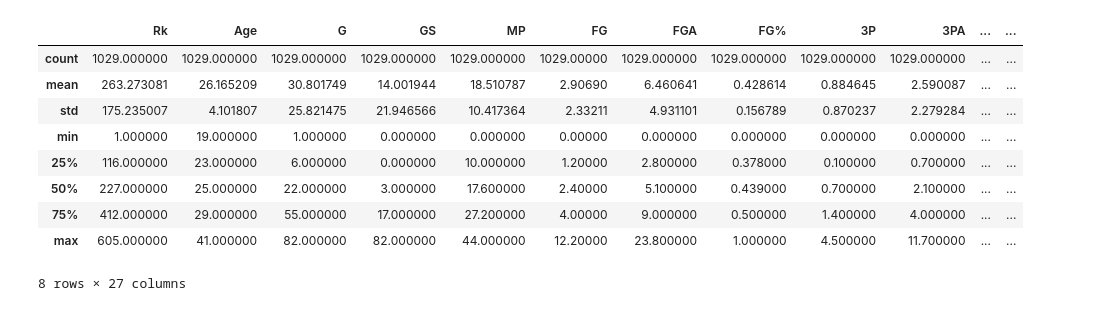
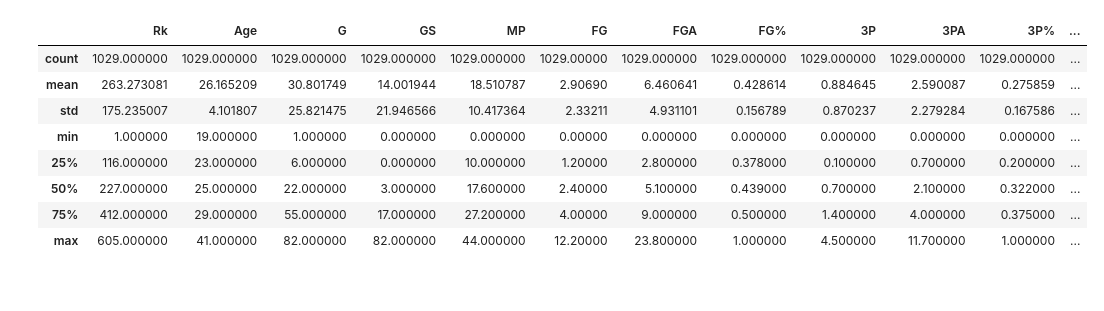
Before and after one commit to EngSoftwareABL/ProjetoAC2_ReconhecimentoPadr-es, a Jupyter notebook: Dataset_NBA.ipynb, the cells around one changed output. Cells and saved outputs as stored; diff of their text form; code cells hidden in the pictures.

```diff
--- a/Dataset_NBA.ipynb
+++ b/Dataset_NBA.ipynb
@@ -3,4 +11,6 @@ Imports Python
 # %%
 import pandas as pd
 import numpy as np
+
+pd.set_option('display.max_columns', None) # Para mostrar todas as colunas no .describe()
 # %% [markdown]
@@ -27,14 +60,12 @@ Iniciando Analise Exploratória dos Dados
 # %%
-df_total.describe()
-#df_total.info()
+df_total.describe(include='all') # Descrição do todo
 # %% [output]
-|  | Rk | Age | G | GS | MP | FG | FGA | FG% | 3P | 3PA | ... | ... |
-| count | 1029.000000 | 1029.000000 | 1029.000000 | 1029.000000 | 1029.000000 | 1029.00000 | 1029.000000 | 1029.000000 | 1029.000000 | 1029.000000 | ... | ... |
-| mean | 263.273081 | 26.165209 | 30.801749 | 14.001944 | 18.510787 | 2.90690 | 6.460641 | 0.428614 | 0.884645 | 2.590087 | ... | ... |
-| std | 175.235007 | 4.101807 | 25.821475 | 21.946566 | 10.417364 | 2.33211 | 4.931101 | 0.156789 | 0.870237 | 2.279284 | ... | ... |
-| min | 1.000000 | 19.000000 | 1.000000 | 0.000000 | 0.000000 | 0.00000 | 0.000000 | 0.000000 | 0.000000 | 0.000000 | ... | ... |
-| 25% | 116.000000 | 23.000000 | 6.000000 | 0.000000 | 10.000000 | 1.20000 | 2.800000 | 0.378000 | 0.100000 | 0.700000 | ... | ... |
-| 50% | 227.000000 | 25.000000 | 22.000000 | 3.000000 | 17.600000 | 2.40000 | 5.100000 | 0.439000 | 0.700000 | 2.100000 | ... | ... |
-| 75% | 412.000000 | 29.000000 | 55.000000 | 17.000000 | 27.200000 | 4.00000 | 9.000000 | 0.500000 | 1.400000 | 4.000000 | ... | ... |
-| max | 605.000000 | 41.000000 | 82.000000 | 82.000000 | 44.000000 | 12.20000 | 23.800000 | 1.000000 | 4.500000 | 11.700000 | ... | ... |
+|  | Rk | Age | G | GS | MP | FG | FGA | FG% | 3P | 3PA | 3P% | ... |
+| count | 1029.000000 | 1029.000000 | 1029.000000 | 1029.000000 | 1029.000000 | 1029.00000 | 1029.000000 | 1029.000000 | 1029.000000 | 1029.000000 | 1029.000000 | ... |
+| mean | 263.273081 | 26.165209 | 30.801749 | 14.001944 | 18.510787 | 2.90690 | 6.460641 | 0.428614 | 0.884645 | 2.590087 | 0.275859 | ... |
+| std | 175.235007 | 4.101807 | 25.821475 | 21.946566 | 10.417364 | 2.33211 | 4.931101 | 0.156789 | 0.870237 | 2.279284 | 0.167586 | ... |
+| min | 1.000000 | 19.000000 | 1.000000 | 0.000000 | 0.000000 | 0.00000 | 0.000000 | 0.000000 | 0.000000 | 0.000000 | 0.000000 | ... |
+| 25% | 116.000000 | 23.000000 | 6.000000 | 0.000000 | 10.000000 | 1.20000 | 2.800000 | 0.378000 | 0.100000 | 0.700000 | 0.200000 | ... |
+| 50% | 227.000000 | 25.000000 | 22.000000 | 3.000000 | 17.600000 | 2.40000 | 5.100000 | 0.439000 | 0.700000 | 2.100000 | 0.322000 | ... |
+| 75% | 412.000000 | 29.000000 | 55.000000 | 17.000000 | 27.200000 | 4.00000 | 9.000000 | 0.500000 | 1.400000 | 4.000000 | 0.375000 | ... |
+| max | 605.000000 | 41.000000 | 82.000000 | 82.000000 | 44.000000 | 12.20000 | 23.800000 | 1.000000 | 4.500000 | 11.700000 | 1.000000 | ... |
-8 rows × 27 columns
```
Also changed, not shown: parts of 17 cells of this notebook.
